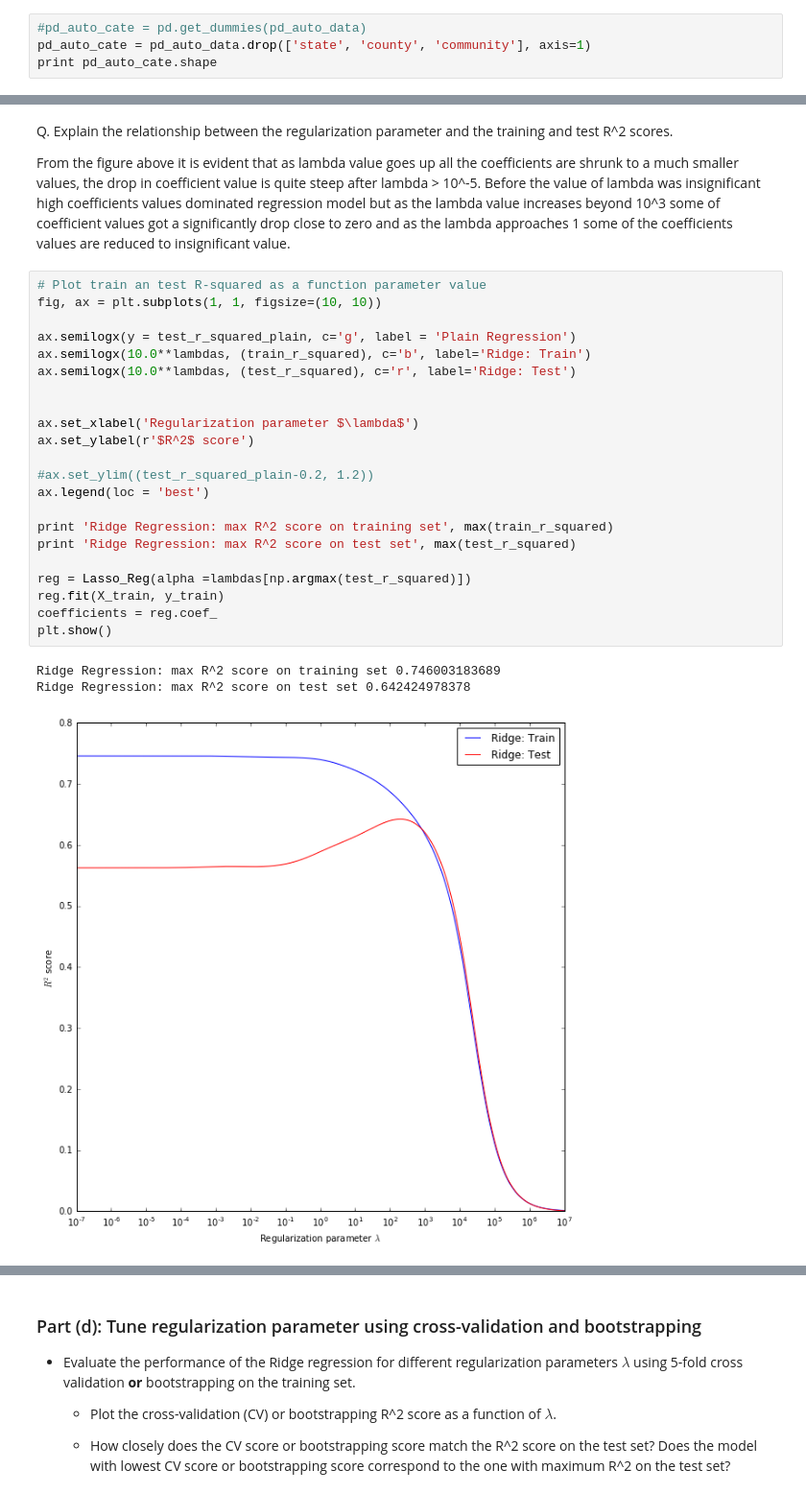
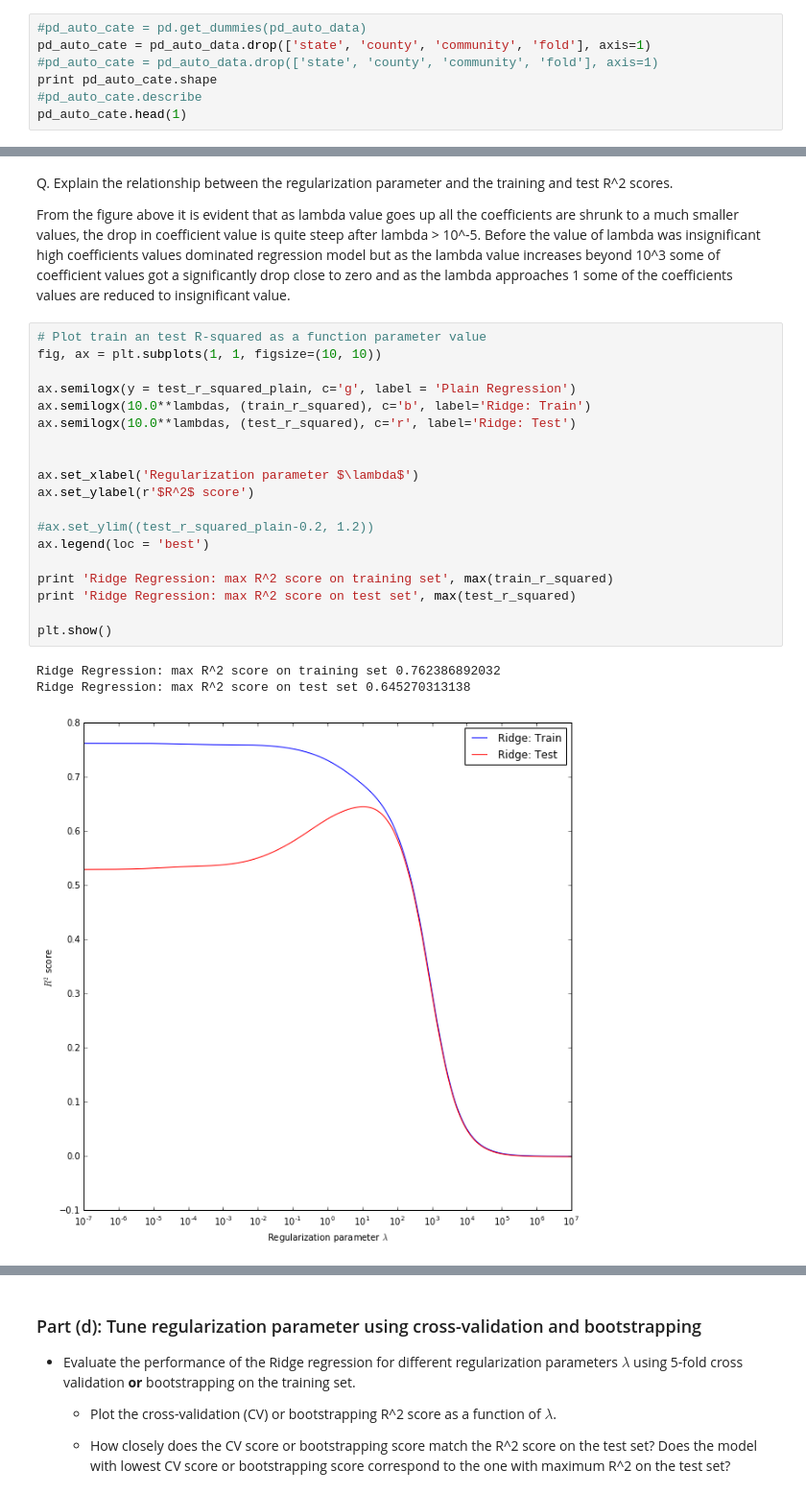
Before and after one commit to stiwarih/E-150-Grad, a Jupyter notebook: data-sets/final/lasso.ipynb, the cells around one changed output, grey strips where cells are left out. Shown at 96% size. Drawn from its saved outputs; the diff is of its cells as text.

```diff
--- a/data-sets/final/lasso.ipynb
+++ b/data-sets/final/lasso.ipynb
@@ -376,5 +342,8 @@ pd_auto_data.fillna(0)
 # %%
 #pd_auto_cate = pd.get_dummies(pd_auto_data)
-pd_auto_cate = pd_auto_data.drop(['state', 'county', 'community'], axis=1)
+pd_auto_cate = pd_auto_data.drop(['state', 'county', 'community', 'fold'], axis=1)
+#pd_auto_cate = pd_auto_data.drop(['state', 'county', 'community', 'fold'], axis=1)
 print pd_auto_cate.shape
+#pd_auto_cate.describe
+pd_auto_cate.head(1)
 # %% [output]
@@ -546,26 +537,23 @@ From the figure above it is evident that as lambda value goes up all the coeffic
 # %%
 # Plot train an test R-squared as a function parameter value
 fig, ax = plt.subplots(1, 1, figsize=(10, 10))
 
 ax.semilogx(y = test_r_squared_plain, c='g', label = 'Plain Regression')
 ax.semilogx(10.0**lambdas, (train_r_squared), c='b', label='Ridge: Train')
 ax.semilogx(10.0**lambdas, (test_r_squared), c='r', label='Ridge: Test')
 
 
 ax.set_xlabel('Regularization parameter $\lambda$')
 ax.set_ylabel(r'$R^2$ score')
 
 #ax.set_ylim((test_r_squared_plain-0.2, 1.2))
 ax.legend(loc = 'best')
 
 print 'Ridge Regression: max R^2 score on training set', max(train_r_squared)
 print 'Ridge Regression: max R^2 score on test set', max(test_r_squared)
 
-reg = Lasso_Reg(alpha =lambdas[np.argmax(test_r_squared)])
-reg.fit(X_train, y_train)
-coefficients = reg.coef_
 plt.show()
 # %% [output]
-Ridge Regression: max R^2 score on training set 0.746003183689
-Ridge Regression: max R^2 score on test set 0.642424978378
+Ridge Regression: max R^2 score on training set 0.762386892032
+Ridge Regression: max R^2 score on test set 0.645270313138
-[figure, old version]
+[figure, new version]
```
Also changed, not shown: parts of 31 cells of this notebook.
